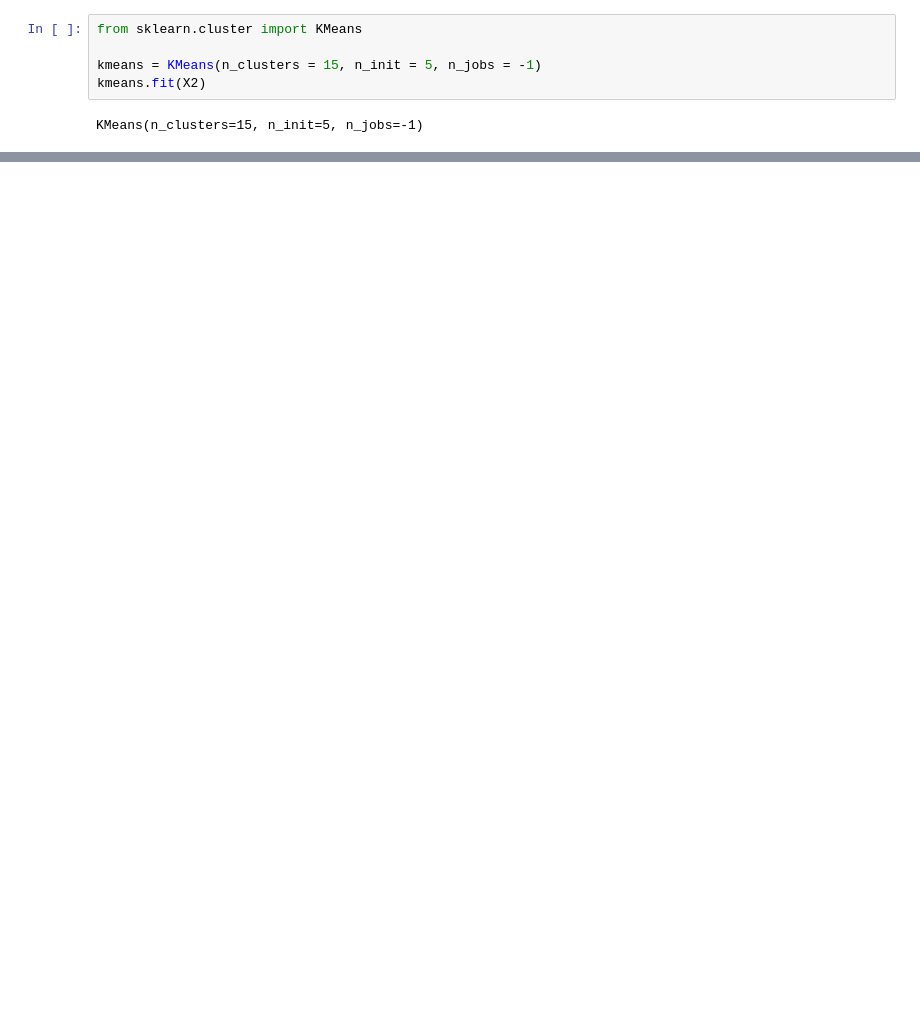
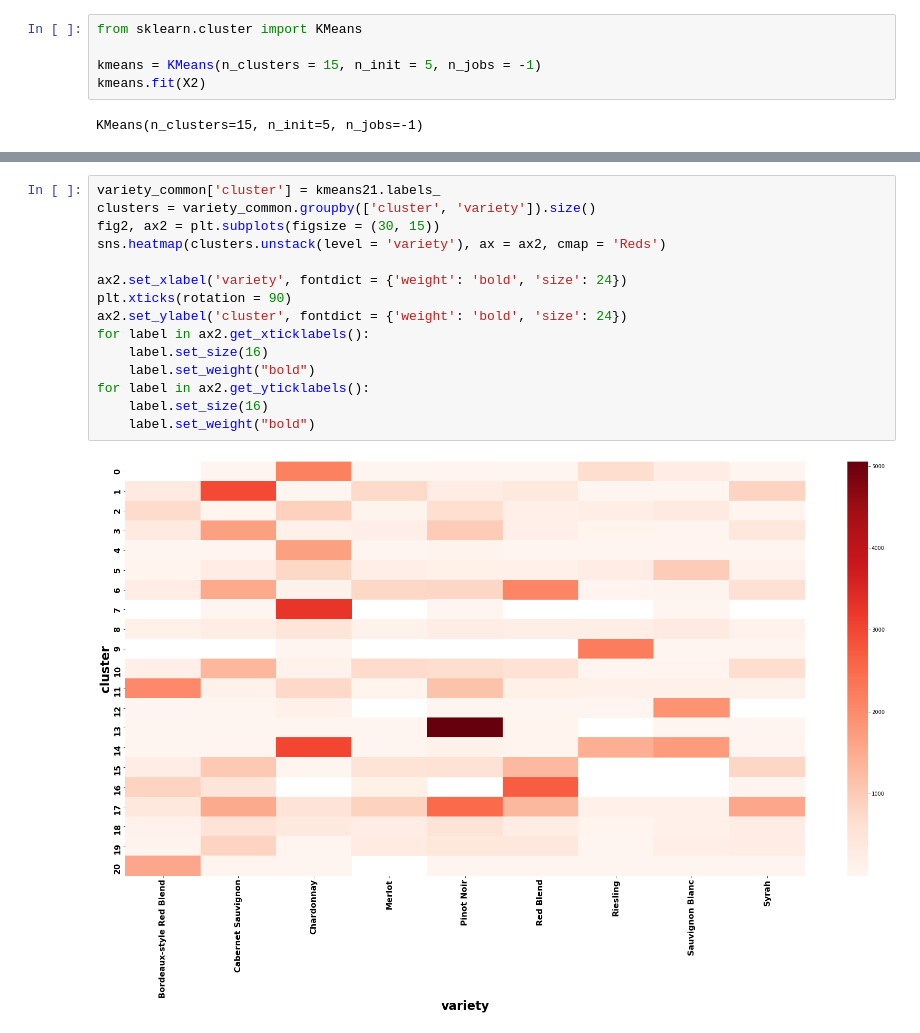
Before and after one commit to agelas/WineReviews, a Jupyter notebook: WineReviews.ipynb, the cells around one changed output, grey strips where cells are left out. Cells and saved outputs as stored; diff of their text form; blank space fills up the shorter version.

```diff
--- a/WineReviews.ipynb
+++ b/WineReviews.ipynb
@@ -281,0 +345,17 @@ for label in ax2.get_yticklabels():
+# %%
+variety_common['cluster'] = kmeans21.labels_
+clusters = variety_common.groupby(['cluster', 'variety']).size()
+fig2, ax2 = plt.subplots(figsize = (30, 15))
+sns.heatmap(clusters.unstack(level = 'variety'), ax = ax2, cmap = 'Reds')
+
+ax2.set_xlabel('variety', fontdict = {'weight': 'bold', 'size': 24})
+plt.xticks(rotation = 90)
+ax2.set_ylabel('cluster', fontdict = {'weight': 'bold', 'size': 24})
+for label in ax2.get_xticklabels():
+    label.set_size(16)
+    label.set_weight("bold")
+for label in ax2.get_yticklabels():
+    label.set_size(16)
+    label.set_weight("bold")
+# %% [output]
+[figure, added]
```
Also changed, not shown: parts of 10 cells of this notebook.
